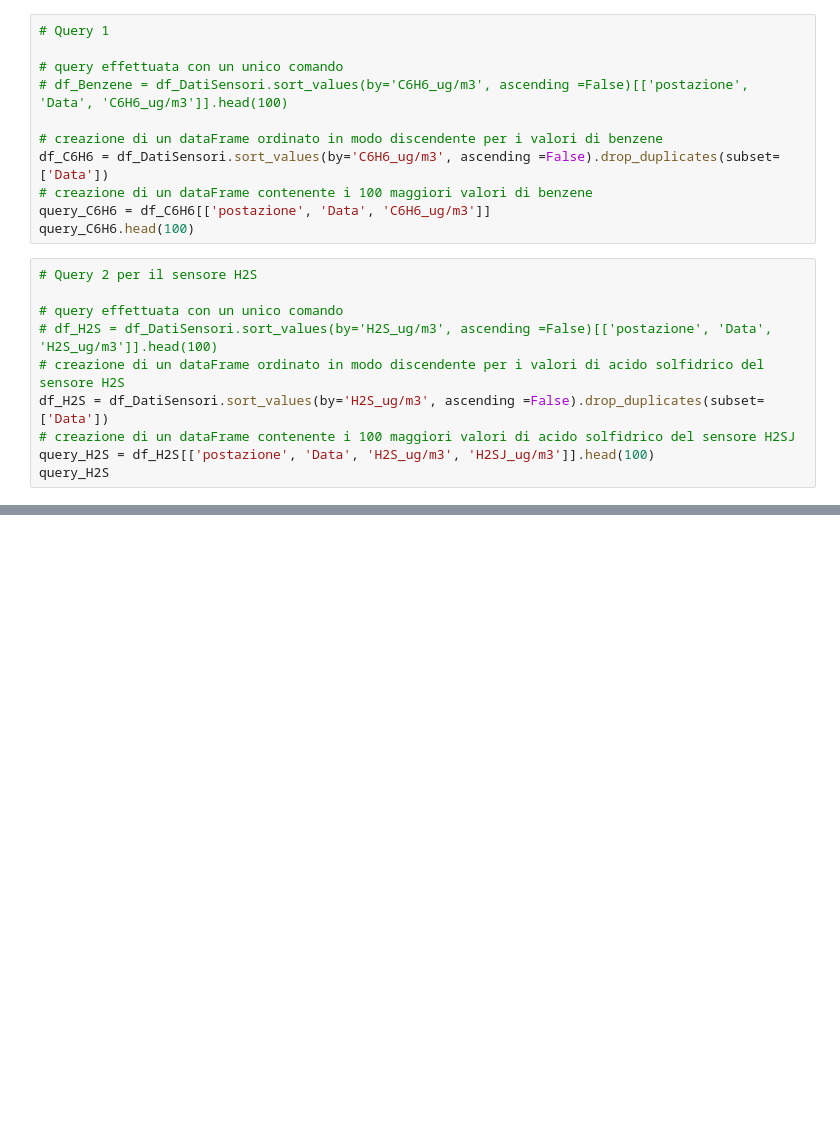
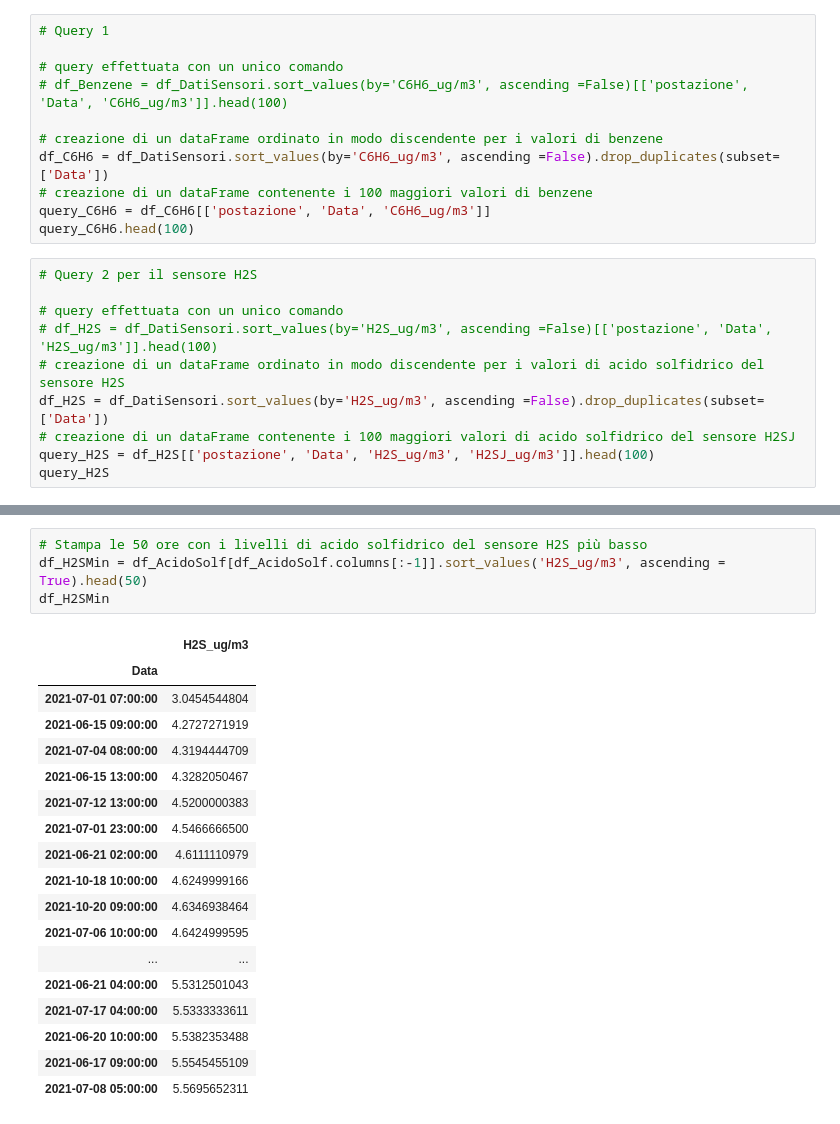
Before and after one commit to CH4nt014/Big-Data-project, a Jupyter notebook: ElaborazioneDati.ipynb, the cells around one changed output, grey strips where cells are left out. Drawn from its saved outputs; the diff is of its cells as text; blank space fills up the shorter version.

```diff
--- a/ElaborazioneDati.ipynb
+++ b/ElaborazioneDati.ipynb
@@ -181,0 +163,23 @@ df_ore[['ora']]
+# %%
+# Stampa le 50 ore con i livelli di acido solfidrico del sensore H2S più basso
+df_H2SMin = df_AcidoSolf[df_AcidoSolf.columns[:-1]].sort_values('H2S_ug/m3', ascending = True).head(50)
+df_H2SMin
+# %% [output]
+|  | H2S_ug/m3 |
+| Data |  |
+| 2021-07-01 07:00:00 | 3.0454544804 |
+| 2021-06-15 09:00:00 | 4.2727271919 |
+| 2021-07-04 08:00:00 | 4.3194444709 |
+| 2021-06-15 13:00:00 | 4.3282050467 |
+| 2021-07-12 13:00:00 | 4.5200000383 |
+| 2021-07-01 23:00:00 | 4.5466666500 |
+| 2021-06-21 02:00:00 | 4.6111110979 |
+| 2021-10-18 10:00:00 | 4.6249999166 |
+| 2021-10-20 09:00:00 | 4.6346938464 |
+| 2021-07-06 10:00:00 | 4.6424999595 |
+| ... | ... |
+| 2021-06-21 04:00:00 | 5.5312501043 |
+| 2021-07-17 04:00:00 | 5.5333333611 |
+| 2021-06-20 10:00:00 | 5.5382353488 |
+| 2021-06-17 09:00:00 | 5.5545455109 |
+| 2021-07-08 05:00:00 | 5.5695652311 |
```
Also changed, not shown: parts of 23 cells of this notebook.
